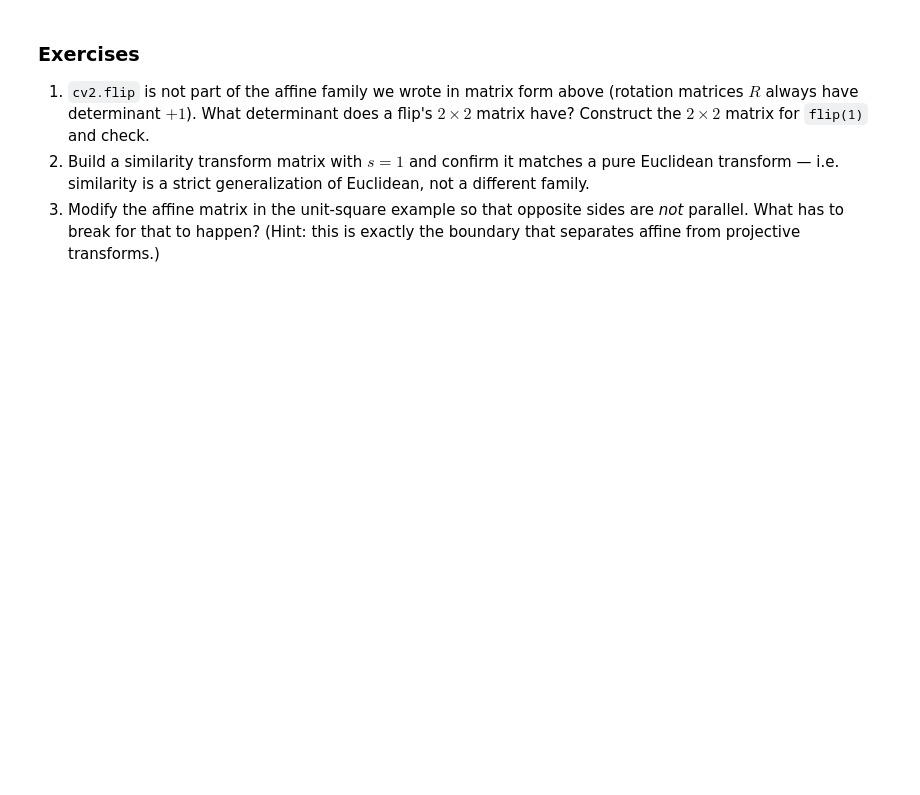
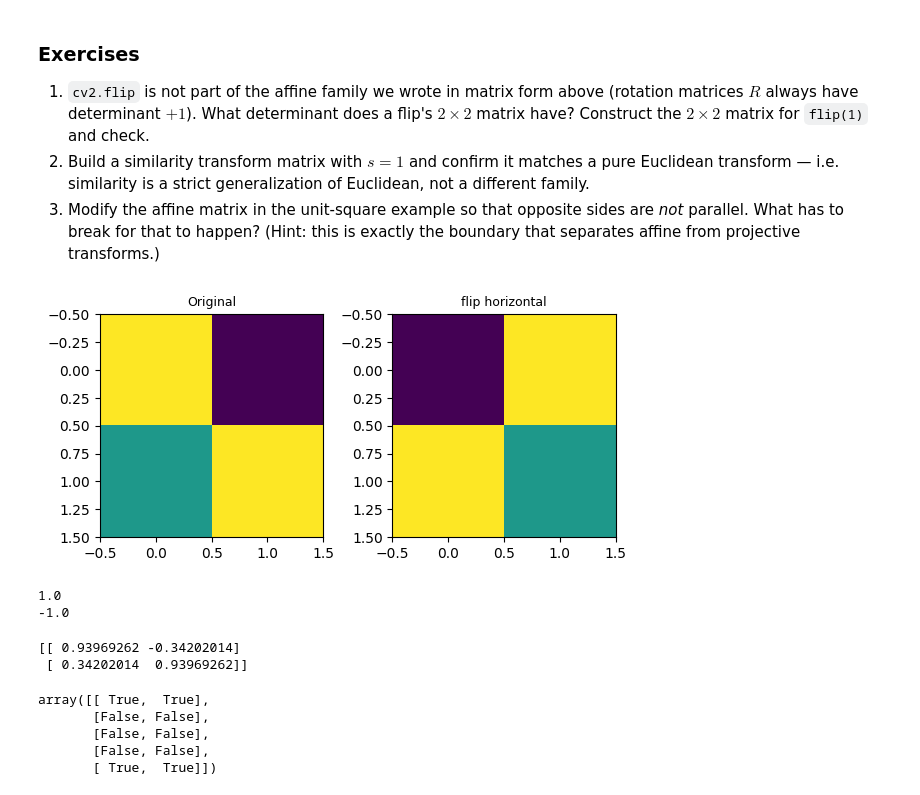
Before and after one commit to NamNguyen511/interactive-coding-challenges, a Jupyter notebook: cvintro/notebooks/lesson08_geometric_transformations.ipynb, the cells around one changed output. Drawn from its saved outputs; the diff is of its cells as text; code cells hidden in the pictures; blank space fills up the shorter version.

```diff
--- a/cvintro/notebooks/lesson08_geometric_transformations.ipynb
+++ b/cvintro/notebooks/lesson08_geometric_transformations.ipynb
@@ -210,3 +210,37 @@ This animation shows the warp distorting the photo, then the recovered transform
 1. `cv2.flip` is not part of the affine family we wrote in matrix form above (rotation matrices $R$ always have determinant $+1$). What determinant does a flip's $2\times2$ matrix have? Construct the $2\times2$ matrix for `flip(1)` and check.
 2. Build a similarity transform matrix with $s=1$ and confirm it matches a pure Euclidean transform &mdash; i.e. similarity is a strict generalization of Euclidean, not a different family.
 3. Modify the affine matrix in the unit-square example so that opposite sides are *not* parallel. What has to break for that to happen? (Hint: this is exactly the boundary that separates affine from projective transforms.)
+# %%
+# Exercise 1
+flip_h = cv2.flip(R, 1)
+fig, axes = plt.subplots(1, 2, figsize=(6,9))
+for ax, im, title in zip(axes, [R, flip_h], ['Original', 'flip horizontal']):
+    ax.imshow(im)
+    ax.set_title(title, fontsize=9)
+    ax.axis('on')
+plt.tight_layout()
+plt.show()
+# %% [output]
+[figure, added]
+# %%
+print(np.linalg.det(R))
+print(np.linalg.det(flip_h))
+# %% [output]
+1.0
+-1.0
+# %%
+print(R)
+# %% [output]
+[[ 0.93969262 -0.34202014]
+ [ 0.34202014  0.93969262]]
+# %%
+# Exercise 2
+similarity_sq1 = apply_2x2(square, 1.0 * R, t=(0.3, 0.1))
+
+np.isclose(similarity_sq1, euclidean_sq)
+# %% [output]
+array([[ True,  True],
+       [False, False],
+       [False, False],
+       [False, False],
+       [ True,  True]])
```
Also changed, not shown: parts of 7 cells of this notebook.
